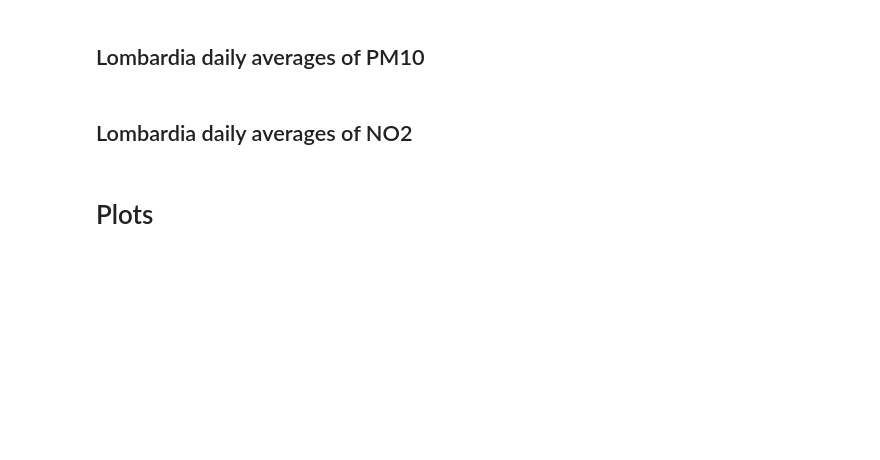
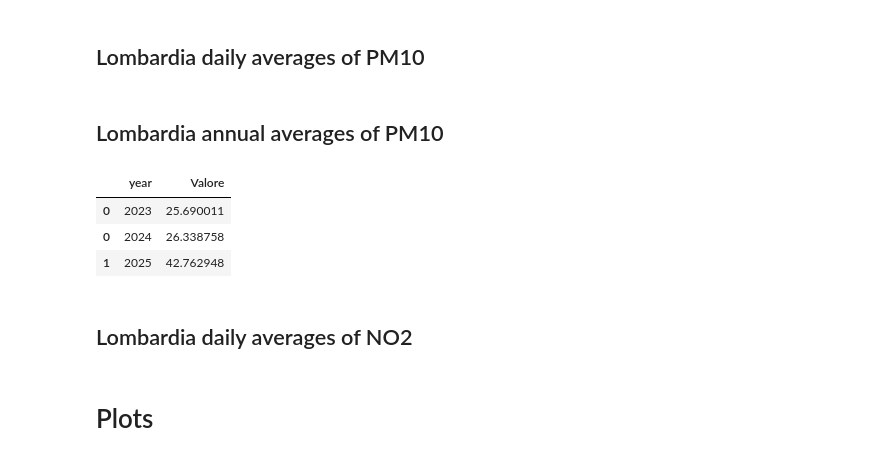
Before and after one commit to miargentieri/air-pollution-milan, a Jupyter notebook: air-pollution-graphs.ipynb, the cells around one changed output. Saved outputs shown, nothing was run; the diff lists cells and outputs as text; code cells hidden in the pictures; blank space fills up the shorter version.

```diff
--- a/air-pollution-graphs.ipynb
+++ b/air-pollution-graphs.ipynb
@@ -97,6 +115,24 @@ old_mean_pm10_lombardia = old_mean_pm10_lombardia[old_mean_pm10_lombardia['date'
 
 # merge
 mean_pm10_lombardia = pd.concat([old_mean_pm10_lombardia, mean_pm10_lombardia], axis=0)
+# %% [markdown]
+## Lombardia annual averages of PM10
+# %%
+# calculate 24-hour PM2.5 average per collection station
+annual_pm10_lombardia = calculate_sensor_yearly_avg(data, pm10_stations)
+old_annual_pm10_lombardia = calculate_sensor_yearly_avg(old_data, pm10_stations)
+
+# remove redundant data
+old_annual_pm10_lombardia = old_annual_pm10_lombardia[~old_annual_pm10_lombardia['year'].isin(annual_pm10_lombardia['year'])]
+
+# merge
+annual_pm10_lombardia = pd.concat([old_annual_pm10_lombardia, annual_pm10_lombardia], axis=0)
+annual_pm10_lombardia
+# %% [output]
+|  | year | Valore |
+| 0 | 2023 | 25.690011 |
+| 0 | 2024 | 26.338758 |
+| 1 | 2025 | 42.762948 |
 # %% [markdown]
 ## Lombardia daily averages of NO2
 # %%
```
Also changed, not shown: parts of 2 cells of this notebook.
